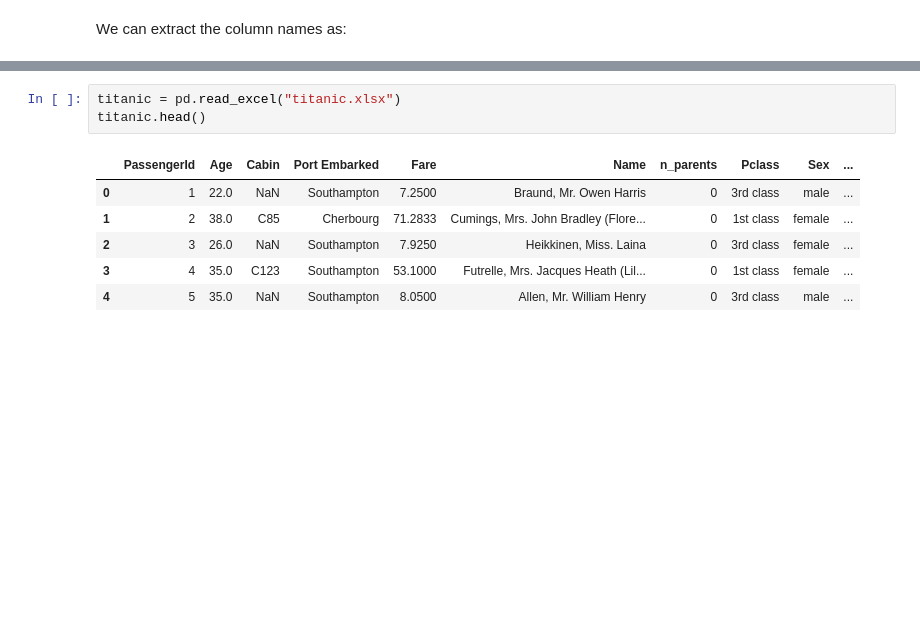
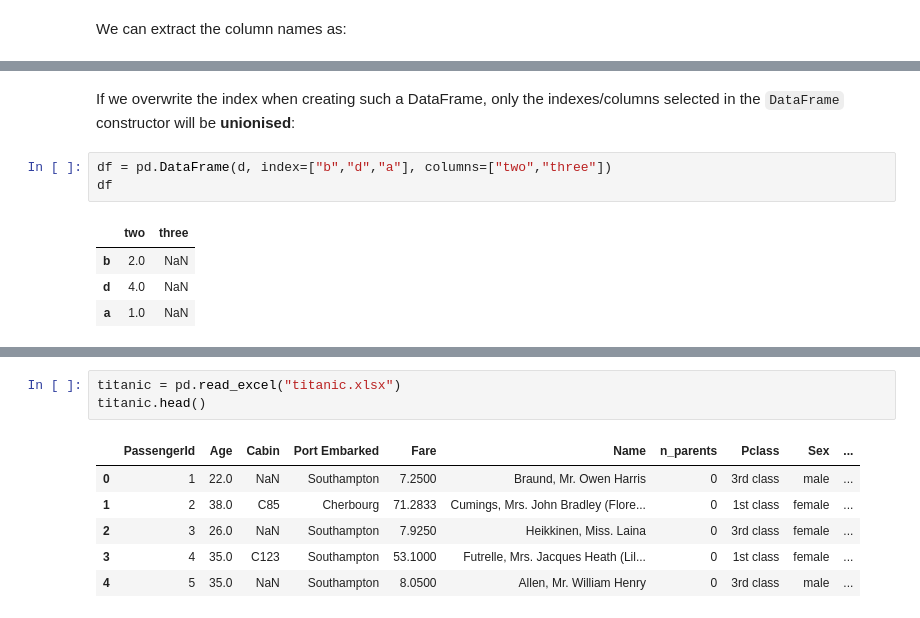
Before and after one commit to ecs-vlc/PythonTeaching, a Jupyter notebook: 03-Data/01 Pandas Basics.ipynb, the cells around one changed output, grey strips where cells are left out. Drawn from its saved outputs; the diff is of its cells as text; blank space fills up the shorter version.

```diff
--- a/03-Data/01 Pandas Basics.ipynb
+++ b/03-Data/01 Pandas Basics.ipynb
@@ -129,0 +161,10 @@ There are a number of powerful functions that can achieve this, for instance if
+# %% [markdown]
+If we overwrite the index when creating such a DataFrame, only the indexes/columns selected in the `DataFrame` constructor will be **unionised**:
+# %%
+df = pd.DataFrame(d, index=["b","d","a"], columns=["two","three"])
+df
+# %% [output]
+|  | two | three |
+| b | 2.0 | NaN |
+| d | 4.0 | NaN |
+| a | 1.0 | NaN |
```
Also changed, not shown: parts of 46 cells of this notebook, 1 other file.
